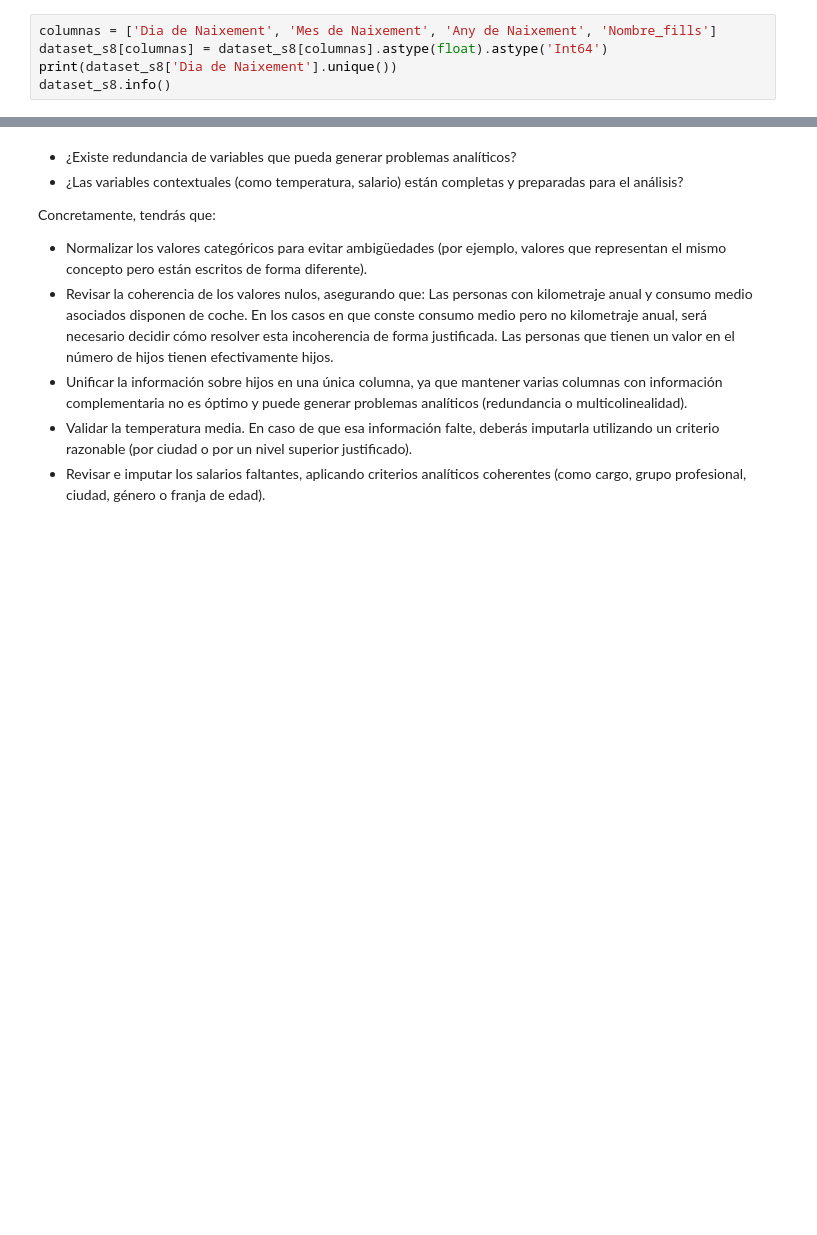
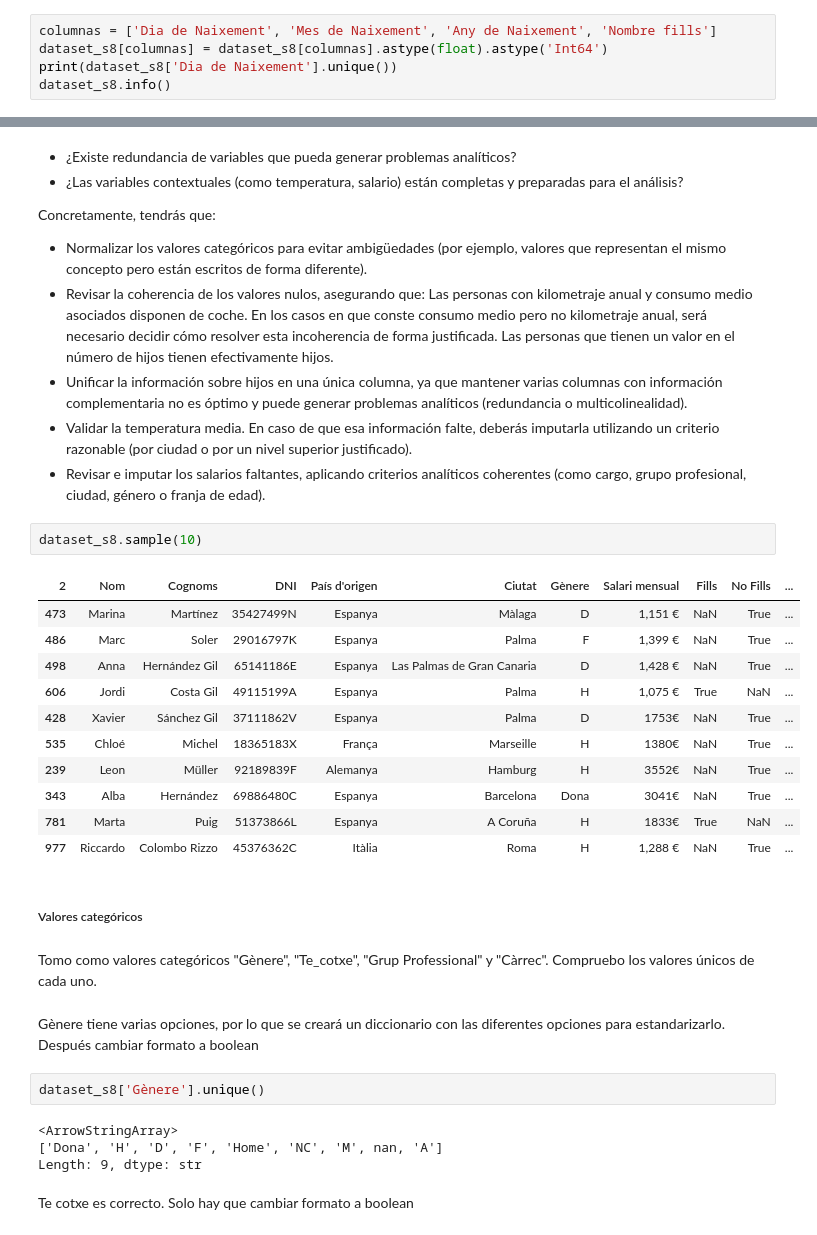
Before and after one commit to noelcarrionmatias/IT_Data, a Jupyter notebook: Especializacion/8_Sprint/ejercicios_s8.ipynb, the cells around one changed output, grey strips where cells are left out. Saved outputs shown, nothing was run; the diff lists cells and outputs as text; blank space fills up the shorter version.

```diff
--- a/Especializacion/8_Sprint/ejercicios_s8.ipynb
+++ b/Especializacion/8_Sprint/ejercicios_s8.ipynb
@@ -465,7 +460,7 @@ También las columnas Fills, No Fills y Te_cotxe deberian ser boleanas. Incluso
 # %% [markdown]
 Visto los datos únicos de cada columna se procede a cambiarlos de formato. Primero a float al tener escritura con decimales y despues a int64 (evita errores si hay nulos). Modifico las 4 columnas
 # %%
-columnas = ['Dia de Naixement', 'Mes de Naixement', 'Any de Naixement', 'Nombre_fills']
+columnas = ['Dia de Naixement', 'Mes de Naixement', 'Any de Naixement', 'Nombre fills']
 dataset_s8[columnas] = dataset_s8[columnas].astype(float).astype('Int64')
 print(dataset_s8['Dia de Naixement'].unique())
 dataset_s8.info()
@@ -577,3 +572,31 @@ Las personas que tienen un valor en el número de hijos tienen efectivamente hij
 - Unificar la información sobre hijos en una única columna, ya que mantener varias columnas con información complementaria no es óptimo y puede generar problemas analíticos (redundancia o multicolinealidad).
 - Validar la temperatura media. En caso de que esa información falte, deberás imputarla utilizando un criterio razonable (por ciudad o por un nivel superior justificado).
 - Revisar e imputar los salarios faltantes, aplicando criterios analíticos coherentes (como cargo, grupo profesional, ciudad, género o franja de edad).
+# %%
+dataset_s8.sample(10)
+# %% [output]
+| 2 | Nom | Cognoms | DNI | País d'origen | Ciutat | Gènere | Salari mensual | Fills | No Fills | ... |
+| 473 | Marina | Martínez | 35427499N | Espanya | Màlaga | D | 1,151 € | NaN | True | ... |
+| 486 | Marc | Soler | 29016797K | Espanya | Palma | F | 1,399 € | NaN | True | ... |
+| 498 | Anna | Hernández Gil | 65141186E | Espanya | Las Palmas de Gran Canaria | D | 1,428 € | NaN | True | ... |
+| 606 | Jordi | Costa Gil | 49115199A | Espanya | Palma | H | 1,075 € | True | NaN | ... |
+| 428 | Xavier | Sánchez Gil | 37111862V | Espanya | Palma | D | 1753€ | NaN | True | ... |
+| 535 | Chloé | Michel | 18365183X | França | Marseille | H | 1380€ | NaN | True | ... |
+| 239 | Leon | Müller | 92189839F | Alemanya | Hamburg | H | 3552€ | NaN | True | ... |
+| 343 | Alba | Hernández | 69886480C | Espanya | Barcelona | Dona | 3041€ | NaN | True | ... |
+| 781 | Marta | Puig | 51373866L | Espanya | A Coruña | H | 1833€ | True | NaN | ... |
+| 977 | Riccardo | Colombo Rizzo | 45376362C | Itàlia | Roma | H | 1,288 € | NaN | True | ... |
+# %% [markdown]
+##### Valores categóricos
+# %% [markdown]
+Tomo como valores categóricos "Gènere", "Te_cotxe", "Grup Professional" y "Càrrec". Compruebo los valores únicos de cada uno.
+# %% [markdown]
+Gènere tiene varias opciones, por lo que se creará un diccionario con las diferentes opciones para estandarizarlo. Después cambiar formato a boolean
+# %%
+dataset_s8['Gènere'].unique()
+# %% [output]
+<ArrowStringArray>
+['Dona', 'H', 'D', 'F', 'Home', 'NC', 'M', nan, 'A']
+Length: 9, dtype: str
+# %% [markdown]
+Te cotxe es correcto. Solo hay que cambiar formato a boolean
```
Also changed, not shown: parts of 24 cells of this notebook.
